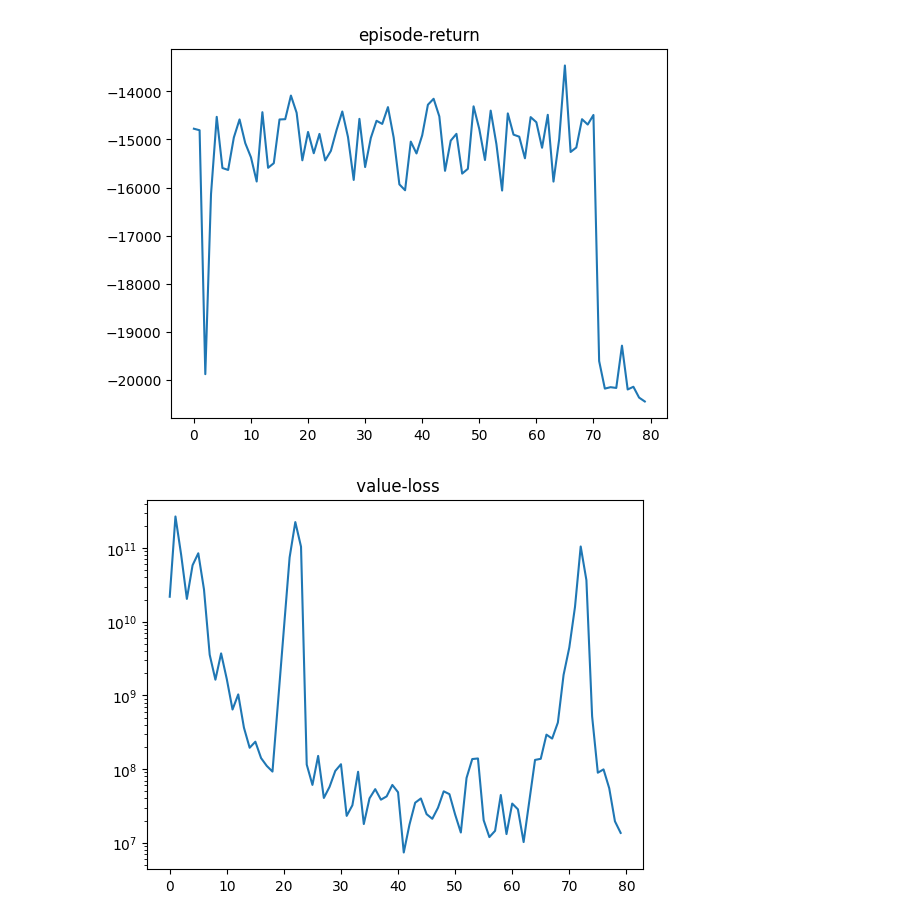
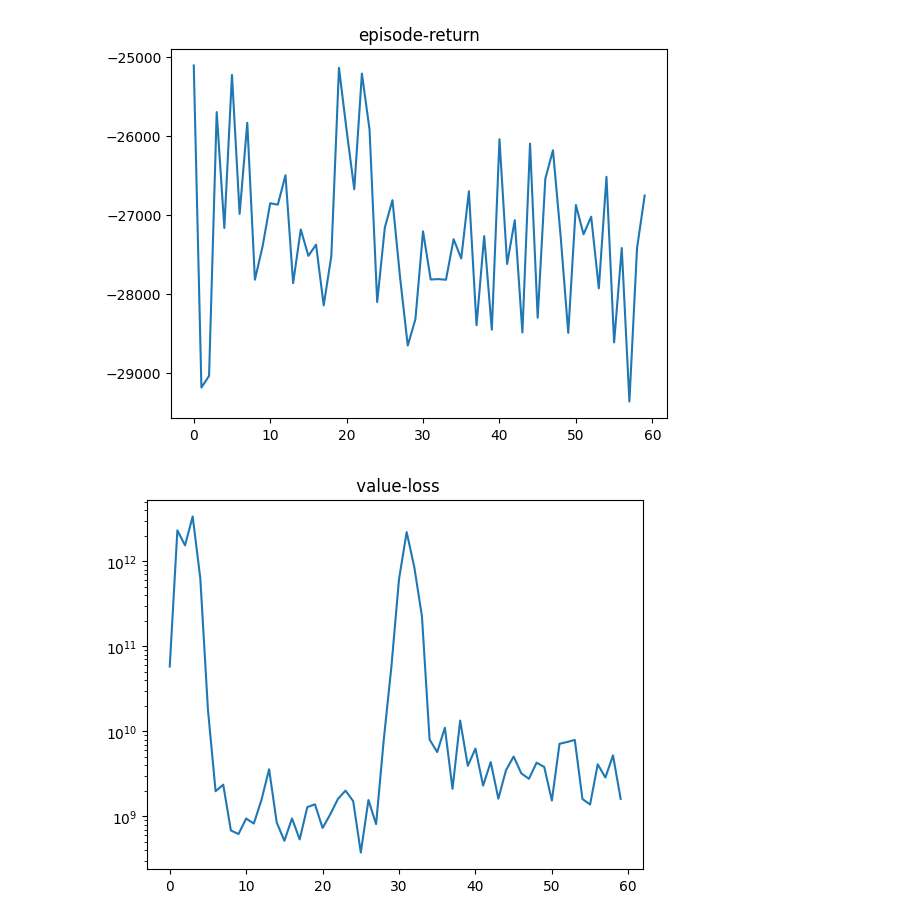
Before and after one commit to Etyl/MAPPO-scheduling, a Jupyter notebook: simulation_traces/training_vis.ipynb, the cells around one changed output. Saved outputs shown, nothing was run; the diff lists cells and outputs as text; code cells hidden in the pictures.

```diff
--- a/simulation_traces/training_vis.ipynb
+++ b/simulation_traces/training_vis.ipynb
@@ -3,7 +3,7 @@ import matplotlib.pyplot as plt
 import numpy as np
 # %%
 data = {}
-with open("environment/train_values.csv", "r") as f:
+with open("data/learning.csv", "r") as f:
     category = f.readline().strip().split(",")
     for s in category:
         data[s] = []
@@ -14,17 +14,17 @@ with open("environment/train_values.csv", "r") as f:
 # %%
 for s in category:
     plt.figure()
     plt.title(s)
     if s in [" value-loss"," policy-loss"]:
 
         new_data = np.array(data[s])
-        new_data = new_data - min(0,np.min(new_data))
+        new_data = new_data - min(-1,np.min(new_data)-1)
         plt.plot(new_data)
         plt.yscale('log')
     else:
         plt.plot(data[s])
 
 plt.show()
 # %% [output]
-[figure, old version]
+[figure, new version]
-[figure, old version]
+[figure, new version]
```
Also changed, not shown: parts of 1 cell of this notebook, 8 other files.
